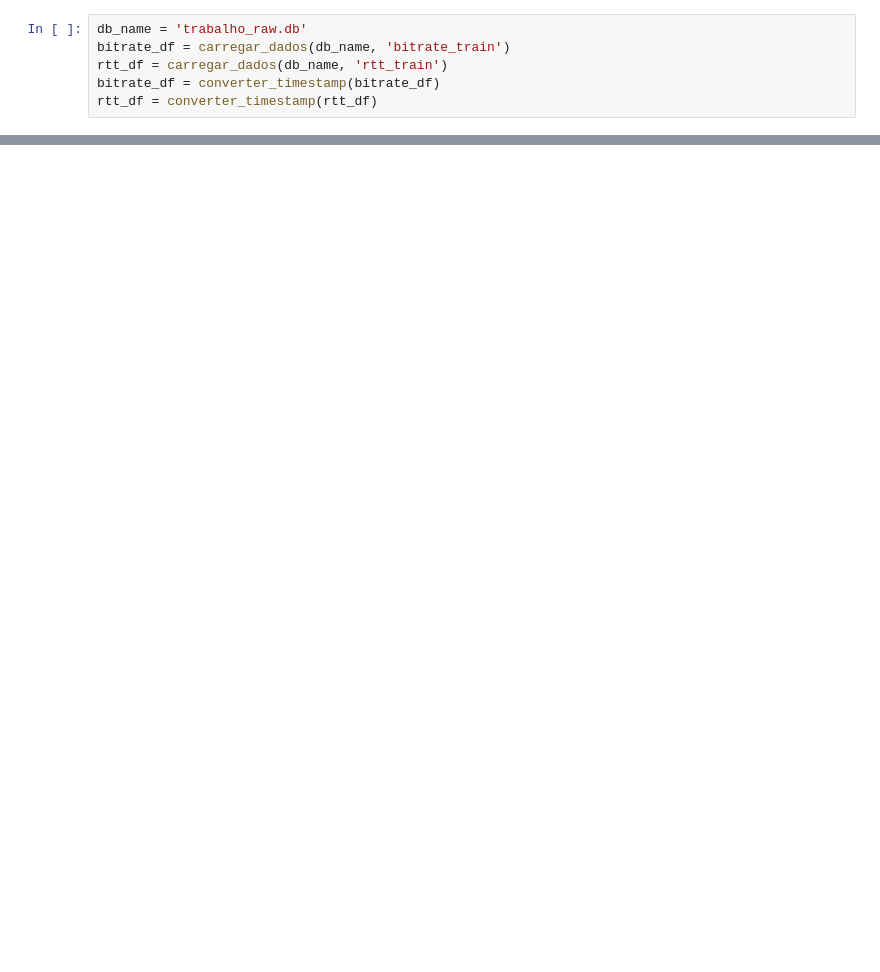
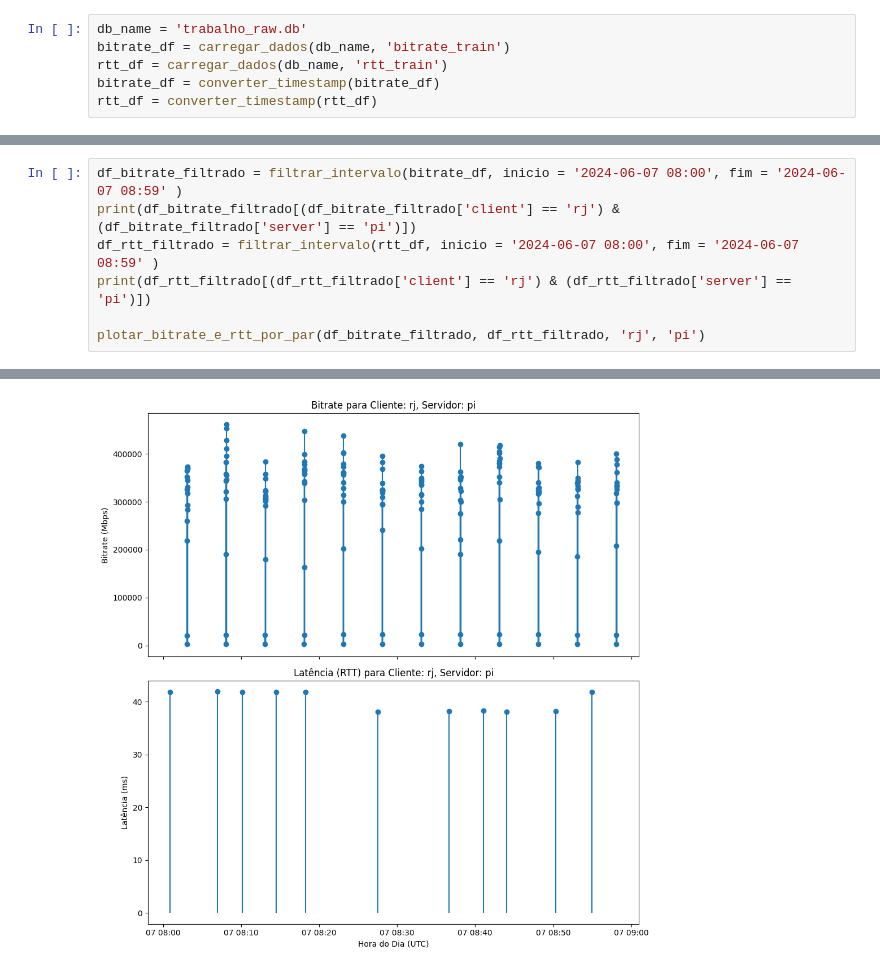
Before and after one commit to lhscaldas/trabalho-final-cps769, a Jupyter notebook: eda.ipynb, the cells around one changed output, grey strips where cells are left out. Cells and saved outputs as stored; diff of their text form; blank space fills up the shorter version.

```diff
--- a/eda.ipynb
+++ b/eda.ipynb
@@ -214,3 +219,11 @@ Número de linhas após a filtragem: 77
 [figure]
 [figure]
 [figure]
+# %%
+df_bitrate_filtrado = filtrar_intervalo(bitrate_df, inicio = '2024-06-07 08:00', fim = '2024-06-07 08:59' )
+print(df_bitrate_filtrado[(df_bitrate_filtrado['client'] == 'rj') & (df_bitrate_filtrado['server'] == 'pi')])
+df_rtt_filtrado = filtrar_intervalo(rtt_df, inicio = '2024-06-07 08:00', fim = '2024-06-07 08:59' )
+print(df_rtt_filtrado[(df_rtt_filtrado['client'] == 'rj') & (df_rtt_filtrado['server'] == 'pi')])
+
+plotar_bitrate_e_rtt_por_par(df_bitrate_filtrado, df_rtt_filtrado, 'rj', 'pi')
+# %% [output]
@@ -216,0 +247 @@ Número de linhas após a filtragem: 77
+[figure, added]
```
Also changed, not shown: parts of 7 cells of this notebook, 4 other files.
